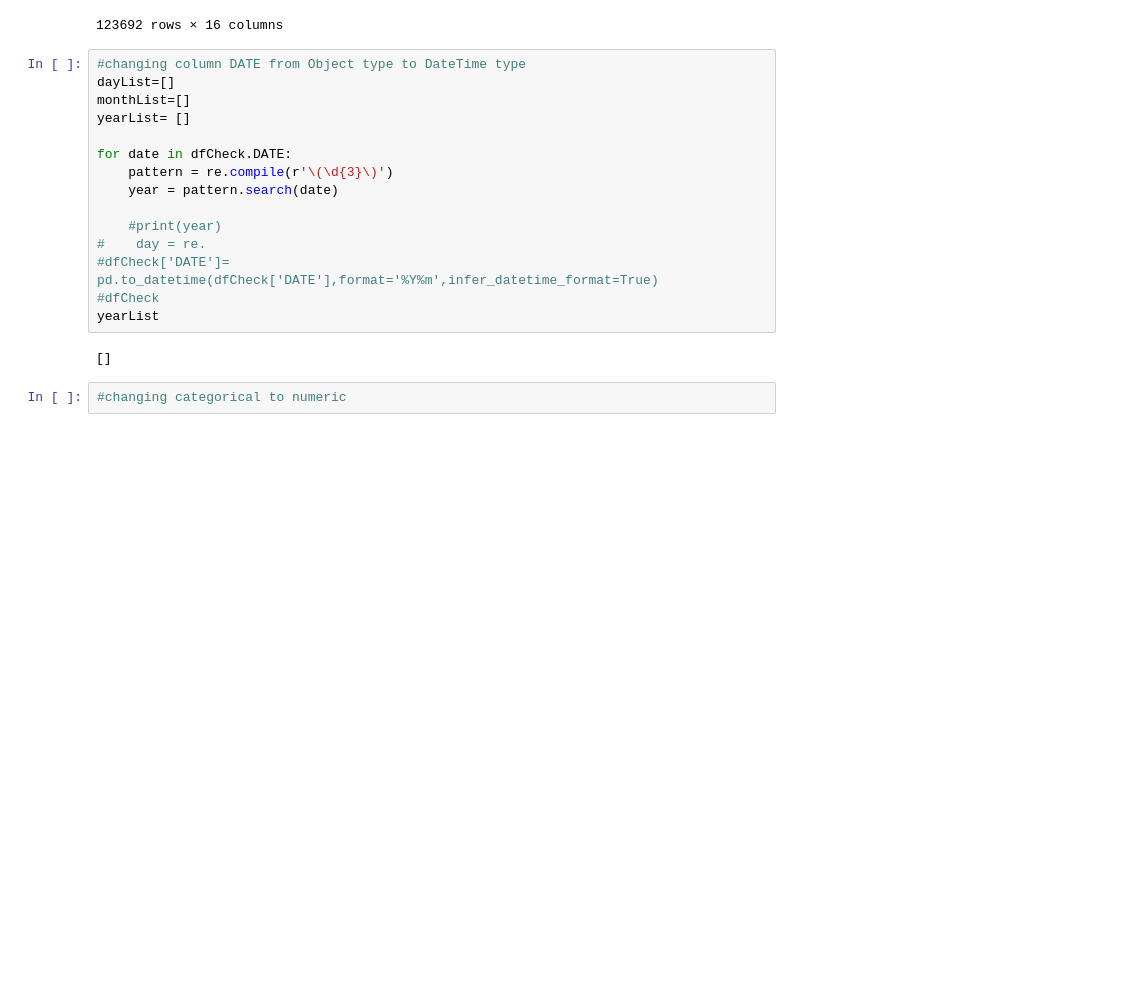
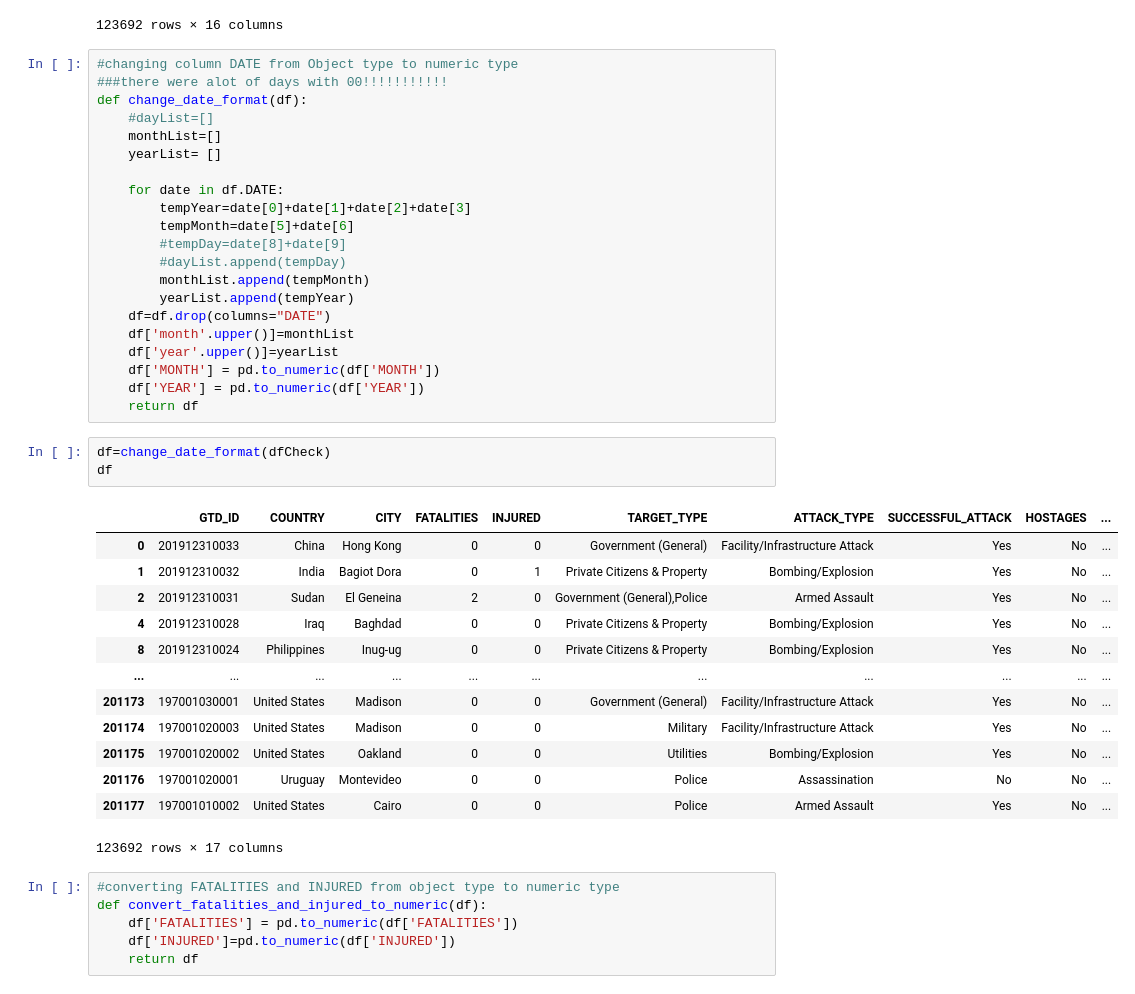
Before and after one commit to LahavHarary/Introduction-to-Data-Science-project, a Jupyter notebook: Data Cleaning.ipynb, the cells around one changed output. Cells and saved outputs as stored; diff of their text form; blank space fills up the shorter version.

```diff
--- a/Data Cleaning.ipynb
+++ b/Data Cleaning.ipynb
@@ -225,21 +226,46 @@ dfCheck
 | 201177 | 197001010002 | 1970-01-01 | United States | Cairo | 0 | 0 | Police | Armed Assault | Yes | ... |
 123692 rows × 16 columns
 # %%
-#changing column DATE from Object type to DateTime type
-dayList=[]
-monthList=[]
-yearList= []
+#changing column DATE from Object type to numeric type
+###there were alot of days with 00!!!!!!!!!!!
+def change_date_format(df):
+    #dayList=[]
+    monthList=[]
+    yearList= []
 
-for date in dfCheck.DATE:
-    pattern = re.compile(r'\(\d{3}\)')
-    year = pattern.search(date)
-
-    #print(year)
-#    day = re.
-#dfCheck['DATE']= pd.to_datetime(dfCheck['DATE'],format='%Y%m',infer_datetime_format=True)
-#dfCheck
-yearList
+    for date in df.DATE:
+        tempYear=date[0]+date[1]+date[2]+date[3]
+        tempMonth=date[5]+date[6]
+        #tempDay=date[8]+date[9]
+        #dayList.append(tempDay)
+        monthList.append(tempMonth)
+        yearList.append(tempYear)
+    df=df.drop(columns="DATE")
+    df['month'.upper()]=monthList
+    df['year'.upper()]=yearList
+    df['MONTH'] = pd.to_numeric(df['MONTH'])
+    df['YEAR'] = pd.to_numeric(df['YEAR'])
+    return df
-# %% [output]
-[]
 # %%
-#changing categorical to numeric
+df=change_date_format(dfCheck)
+df
+# %% [output]
+|  | GTD_ID | COUNTRY | CITY | FATALITIES | INJURED | TARGET_TYPE | ATTACK_TYPE | SUCCESSFUL_ATTACK | HOSTAGES | ... |
+| 0 | 201912310033 | China | Hong Kong | 0 | 0 | Government (General) | Facility/Infrastructure Attack | Yes | No | ... |
+| 1 | 201912310032 | India | Bagiot Dora | 0 | 1 | Private Citizens & Property | Bombing/Explosion | Yes | No | ... |
+| 2 | 201912310031 | Sudan | El Geneina | 2 | 0 | Government (General),Police | Armed Assault | Yes | No | ... |
+| 4 | 201912310028 | Iraq | Baghdad | 0 | 0 | Private Citizens & Property | Bombing/Explosion | Yes | No | ... |
+| 8 | 201912310024 | Philippines | Inug-ug | 0 | 0 | Private Citizens & Property | Bombing/Explosion | Yes | No | ... |
+| ... | ... | ... | ... | ... | ... | ... | ... | ... | ... | ... |
+| 201173 | 197001030001 | United States | Madison | 0 | 0 | Government (General) | Facility/Infrastructure Attack | Yes | No | ... |
+| 201174 | 197001020003 | United States | Madison | 0 | 0 | Military | Facility/Infrastructure Attack | Yes | No | ... |
+| 201175 | 197001020002 | United States | Oakland | 0 | 0 | Utilities | Bombing/Explosion | Yes | No | ... |
+| 201176 | 197001020001 | Uruguay | Montevideo | 0 | 0 | Police | Assassination | No | No | ... |
+| 201177 | 197001010002 | United States | Cairo | 0 | 0 | Police | Armed Assault | Yes | No | ... |
+123692 rows × 17 columns
+# %%
+#converting FATALITIES and INJURED from object type to numeric type
+def convert_fatalities_and_injured_to_numeric(df):
+    df['FATALITIES'] = pd.to_numeric(df['FATALITIES'])
+    df['INJURED']=pd.to_numeric(df['INJURED'])
+    return df
```
Also changed, not shown: parts of 7 cells of this notebook.
